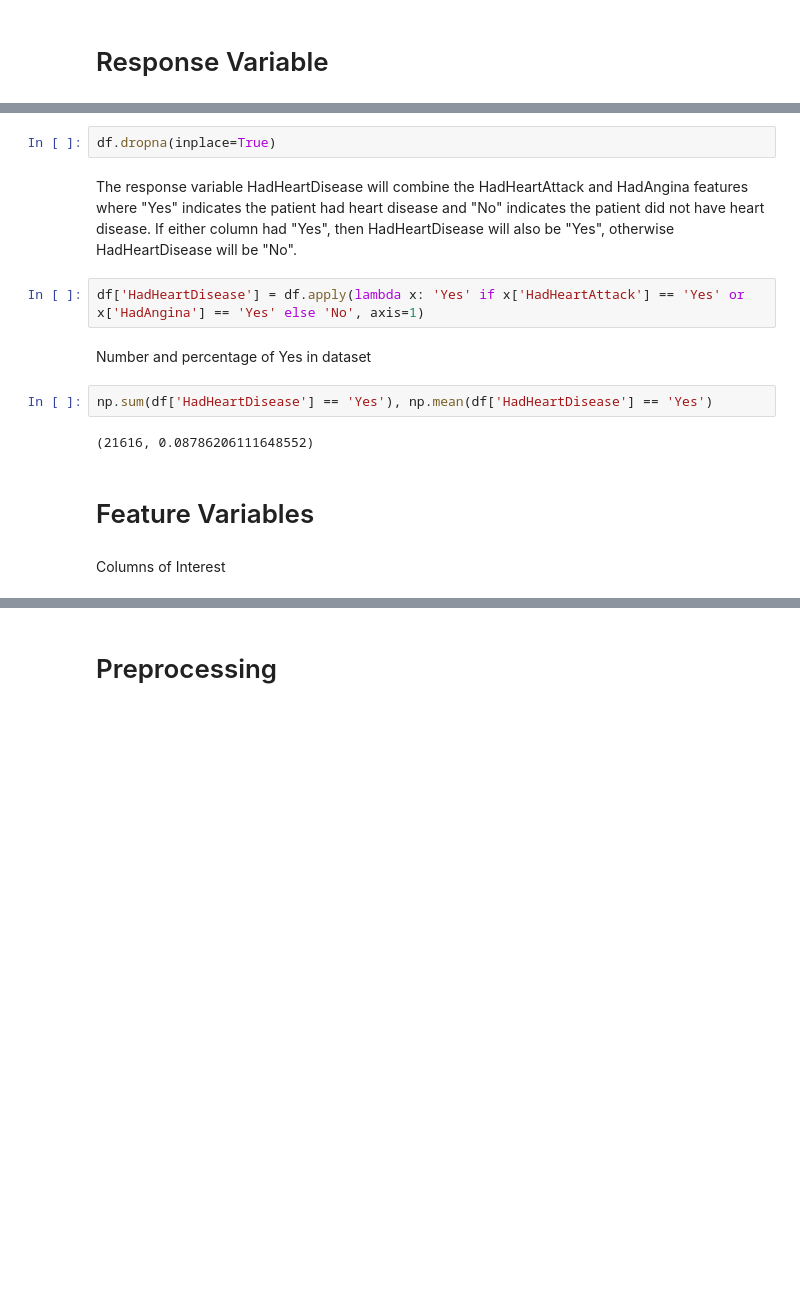
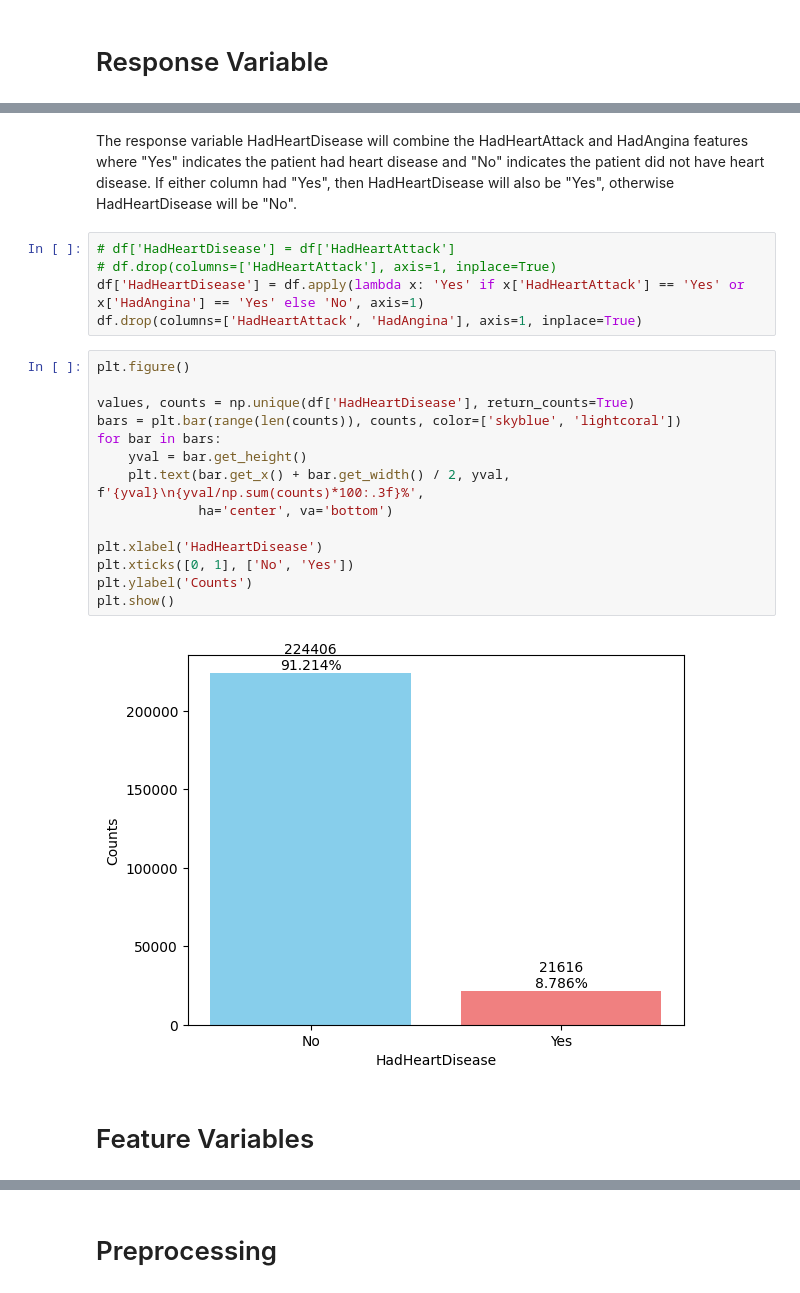
Before and after one commit to jliu3627/Heart_Disease_Project, a Jupyter notebook: JoshLiu_Project.ipynb, the cells around one changed output, grey strips where cells are left out. Drawn from its saved outputs; the diff is of its cells as text; blank space fills up the shorter version.

```diff
--- a/JoshLiu_Project.ipynb
+++ b/JoshLiu_Project.ipynb
@@ -34,16 +56,25 @@ Temporarily drop NA
-# %%
-df.dropna(inplace=True)
 # %% [markdown]
 The response variable HadHeartDisease will combine the HadHeartAttack and HadAngina features where "Yes" indicates the patient had heart disease and "No" indicates the patient did not have heart disease. If either column had "Yes", then HadHeartDisease will also be "Yes", otherwise HadHeartDisease will be "No".
 # %%
+# df['HadHeartDisease'] = df['HadHeartAttack']
+# df.drop(columns=['HadHeartAttack'], axis=1, inplace=True)
 df['HadHeartDisease'] = df.apply(lambda x: 'Yes' if x['HadHeartAttack'] == 'Yes' or x['HadAngina'] == 'Yes' else 'No', axis=1)
+df.drop(columns=['HadHeartAttack', 'HadAngina'], axis=1, inplace=True)
-# %% [markdown]
-Number and percentage of Yes in dataset
-# %%
-np.sum(df['HadHeartDisease'] == 'Yes'), np.mean(df['HadHeartDisease'] == 'Yes')
-# %% [output]
-(21616, 0.08786206111648552)
+# %%
+plt.figure()
+
+values, counts = np.unique(df['HadHeartDisease'], return_counts=True)
+bars = plt.bar(range(len(counts)), counts, color=['skyblue', 'lightcoral'])
+for bar in bars:
+    yval = bar.get_height()
+    plt.text(bar.get_x() + bar.get_width() / 2, yval, f'{yval}\n{yval/np.sum(counts)*100:.3f}%',
+             ha='center', va='bottom')
+
+plt.xlabel('HadHeartDisease')
+plt.xticks([0, 1], ['No', 'Yes'])
+plt.ylabel('Counts')
+plt.show()
+# %% [output]
+[figure, added]
 # %% [markdown]
 # Feature Variables
-# %% [markdown]
-Columns of Interest
```
Also changed, not shown: parts of 95 cells of this notebook.
